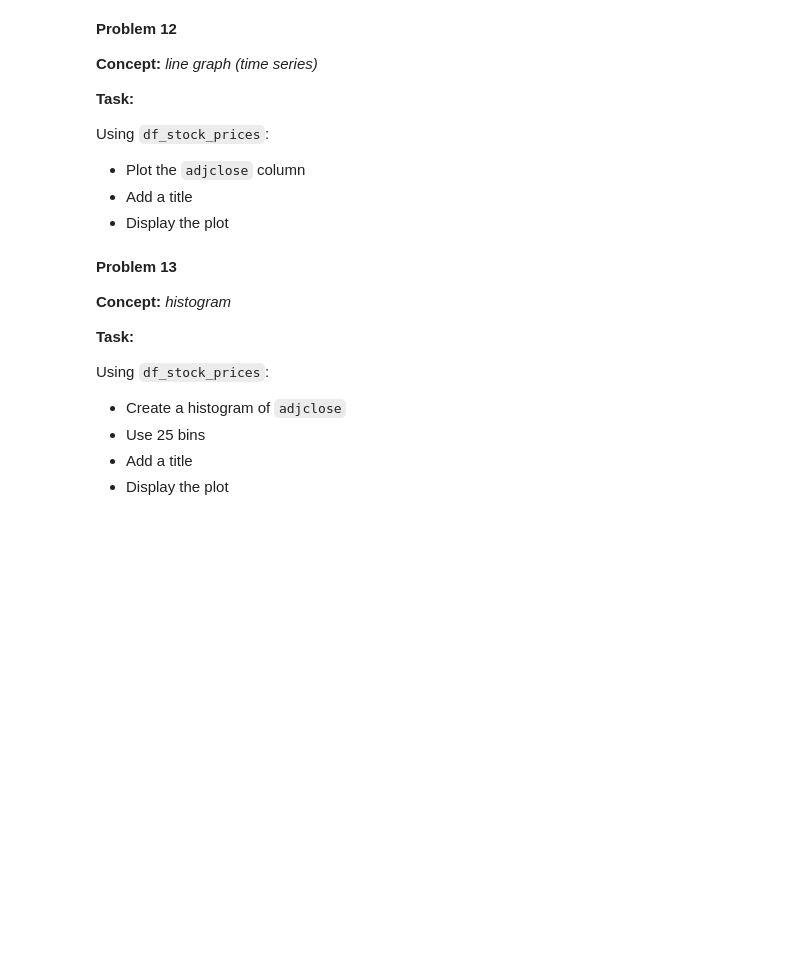
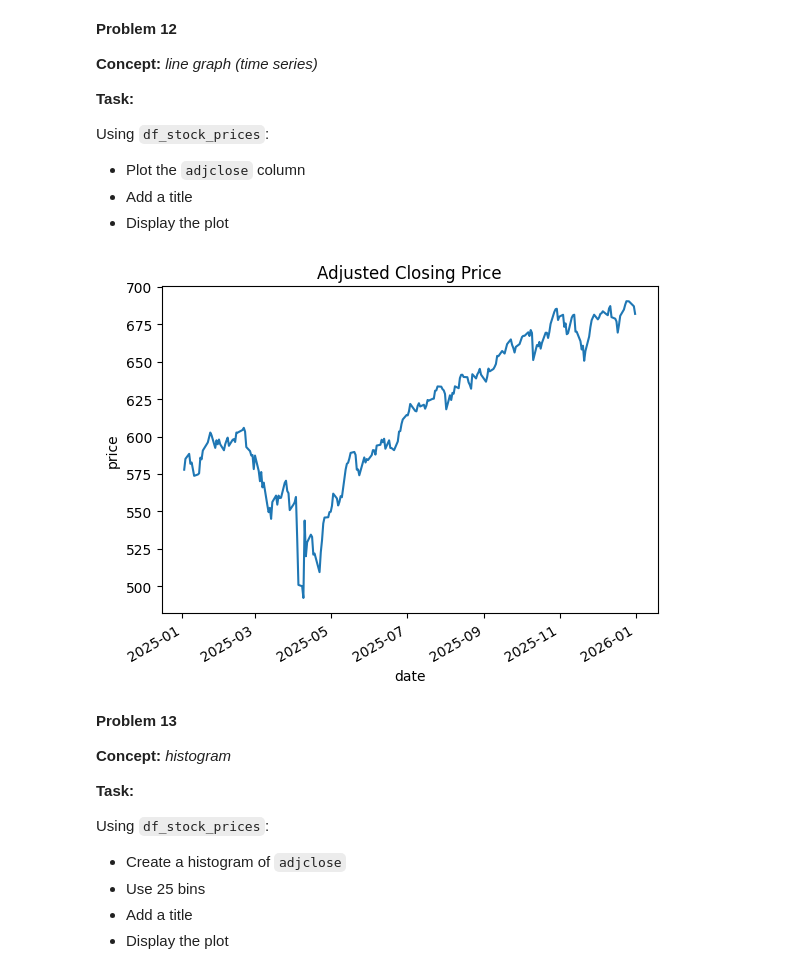
Before and after one commit to kamila-kydykova/homework, a Jupyter notebook: week-10/homework.ipynb, the cells around one changed output. Drawn from its saved outputs; the diff is of its cells as text; code cells hidden in the pictures; blank space fills up the shorter version.

```diff
--- a/week-10/homework.ipynb
+++ b/week-10/homework.ipynb
@@ -673,3 +671,15 @@ Using `df_stock_prices`:
+# %%
+# Your Solution
+
+df_stock_prices["adjclose"].plot()
+
+plt.title("Adjusted Closing Price")
+
+plt.ylabel("price")
+
+plt.show()
+# %% [output]
+[figure, added]
 # %% [markdown]
 **Problem 13**
 
```
Also changed, not shown: parts of 12 cells of this notebook.
